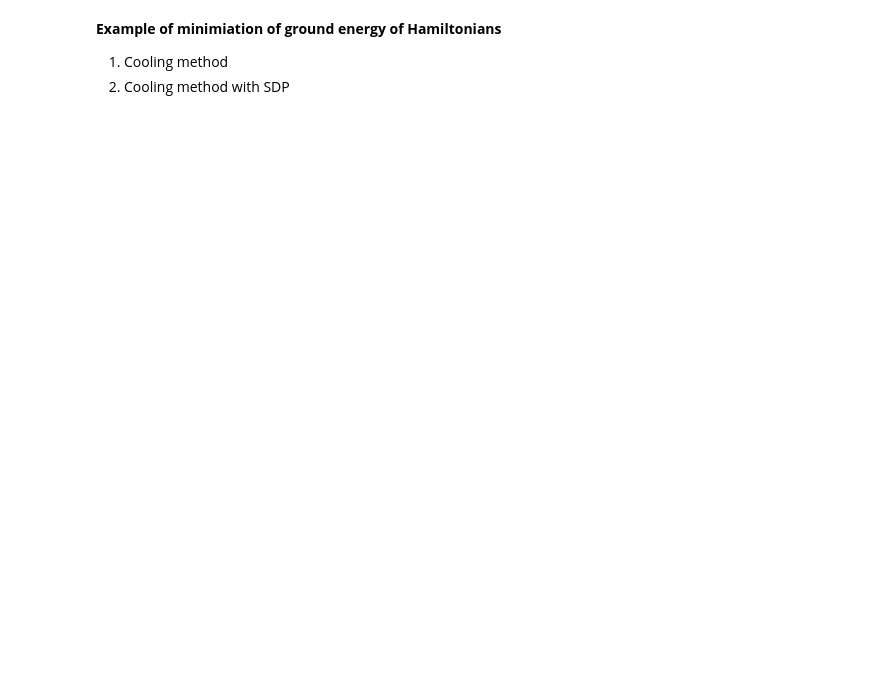
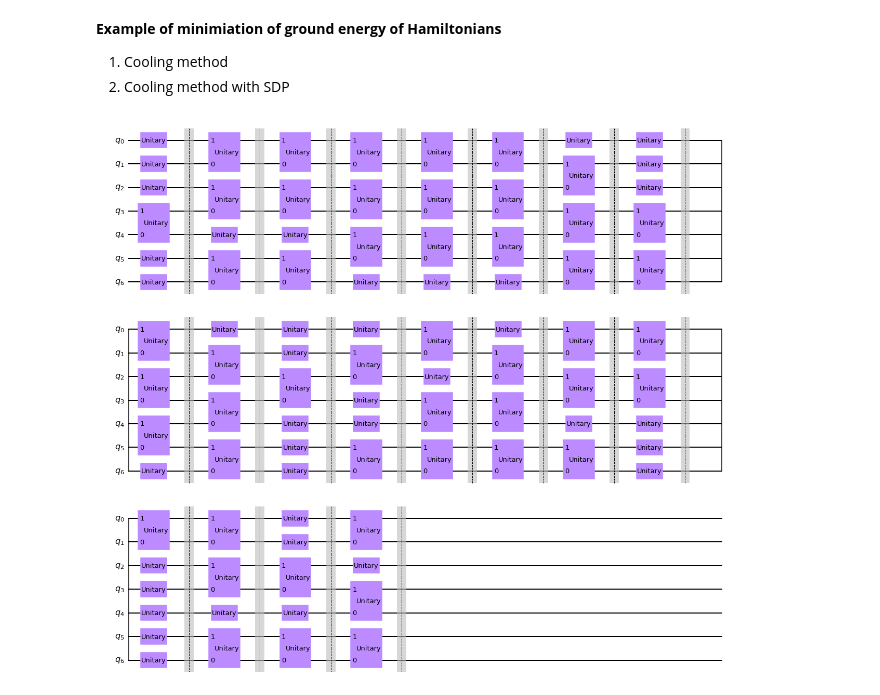
Before and after one commit to ZheruiWANG/SDP-for-VQE, a Jupyter notebook: More-Qubit Pro v3.0/opt_example.ipynb, the cells around one changed output. Cells and saved outputs as stored; diff of their text form; code cells hidden in the pictures; blank space fills up the shorter version.

Commit message:
Add layer optimization method

```diff
--- a/More-Qubit Pro v3.0/opt_example.ipynb
+++ b/More-Qubit Pro v3.0/opt_example.ipynb
@@ -310,7 +516,7 @@ def biSection_search_min_C01(higher_bound:float, threshold:float,
     return energy_C01, dm_SDP, coef
 # %%
 model_type = 'open'
-N = 3 # Number of qubits of the entire system
+N = 7 # Number of qubits of the entire system
 M = 2 # Number of qubits of subsystems
 G = 3 # Number of qubits of partial global system (C1)
 
@@ -337,7 +543,89 @@ higher_bound = 1 # Starting trial value for the bi-search method
 threshold = 1 # Accuracy of the minimum relaxation value
 
 # Parameters for the iteration
-N_meas_tol = 1e5 # total number of measurements
-N_opt = 10 # number of iterations of cooling
+N_meas_tol = 6e5 # total number of measurements
+N_opt = 20 # number of iterations of cooling
 N_meas = int(N_meas_tol/N_opt) # number of measurements in all basis each loop
+# %%
+# Calculate the average by tracing dm*state ---- Layer Operators
+
+# Initialize states
+tmp = np.zeros(2**N)
+tmp[0] = 1
+input_state = DensityMatrix( qiskit_statevec_map( Statevector(tmp), N ) ) # |000> state
+
+expH_dm_layer_iter = []
+expH_dm_layer_SDPvalue_iter = {}
+expH_dm_layer_SDPvalue_iter['C01'] = [] # expectation value of H minimized by SDP as a function of iterations
+expH_dm_layer_SDPvalue_iter['coef'] = []
+
+# Visualize the optimization circuits by Qiskit
+qc = QuantumCircuit(N)
+
+for i in tqdm(range(N_opt)):
+    meas_dataset = generate_meas_dataset(input_state, N_meas, N)
+
+    # Get the density matrix by tomography and SDP, respectively. Also get the minimized energy by SDP.
+    ep = cp.Variable((K, P))
+    if model_type=='open':
+        K_3body = N-G+1 # Number of 3-body subsystems
+    if model_type=='closed':
+        K_3body = K # Number of 3-body subsystems
+    ep_C1 = cp.Variable((K_3body, 4**G-1))
+
+    dm_tilde, dm_hat = SDP_variables_C0(ep, meas_dataset,
+                                        N, M, K, P,
+                                        PauliStrList_part, model_type)
+
+    dm_tilde_C1 = SDP_variables_C1(ep_C1, meas_dataset,
+                                   N, G, K,
+                                   PauliStrList_Gbody, model_type)
+
+    # Energy with SDP - minimum
+    E_min_C01_value, dm_SDP, coef_min_value = biSection_search_min_C01(higher_bound, threshold,
+                                                                            ep, ep_C1, dm_tilde, dm_tilde_C1,
+                                                                            H_local_matrix, meas_dataset,
+                                                                            N, M, G, K, P,
+                                                                            model_type
+                                                                            ) # dm_SDP is the density matrices by SDP
+
+    expH_dm_layer_SDPvalue_iter['C01'].append(E_min_C01_value)
+    expH_dm_layer_SDPvalue_iter['coef'].append(coef_min_value)
+
+
+    # Get the expectation value <H>
+    exp_H_new = 0
+    for H in H_global_list:
+        exp, var = exp_var_calculator(meas_dataset, H)
+        exp_H_new += exp
+    expH_dm_layer_iter.append(exp_H_new)
+
+    # Select the layer_operators
+    h_cool, dm_dict = find_h_cool_dm(meas_dataset, h_set, H_global_list,
+                                     dm_hat, N, M, K) # Get the set of h that can induce a cooling unitary
+    layer_operators = find_layer_operators(meas_dataset, h_set, h_cool, H_global_list,
+                                           dm_dict, N, M, K)
+
+    for qubit_index in layer_operators:
+        register = list(qubit_index)
+        h_best, B, t_opt, decrease = layer_operators[qubit_index]
+        h_best_reduced = ''.join(char for char in h_best if char != 'I')
+
+        if (B < 0 and t_opt < 0):
+            U = Operator( scipy.linalg.expm( -1j * (t_opt+math.pi/2) * np.array(pauliToMatrix(h_best_reduced)) ) )
+        elif (B < 0 and t_opt > 0):
+            U = Operator( scipy.linalg.expm( -1j * t_opt * np.array(pauliToMatrix(h_best_reduced)) ) )
+        elif (B > 0 and t_opt < 0):
+            U = Operator( scipy.linalg.expm( 1j * (-t_opt) * np.array(pauliToMatrix(h_best_reduced)) ) )
+        elif (B > 0 and t_opt > 0):
+            U = Operator( scipy.linalg.expm( 1j * (-t_opt+math.pi/2) * np.array(pauliToMatrix(h_best_reduced)) ) )
+
+        input_state = input_state.evolve(U, register[::-1])
+        qc.append(U, register[::-1])
+
+    qc.barrier()
+
+qc.draw('mpl')
+# %% [output]
+[figure, added]
 # %%
```
Also changed, not shown: parts of 21 cells of this notebook, 7 other files.
